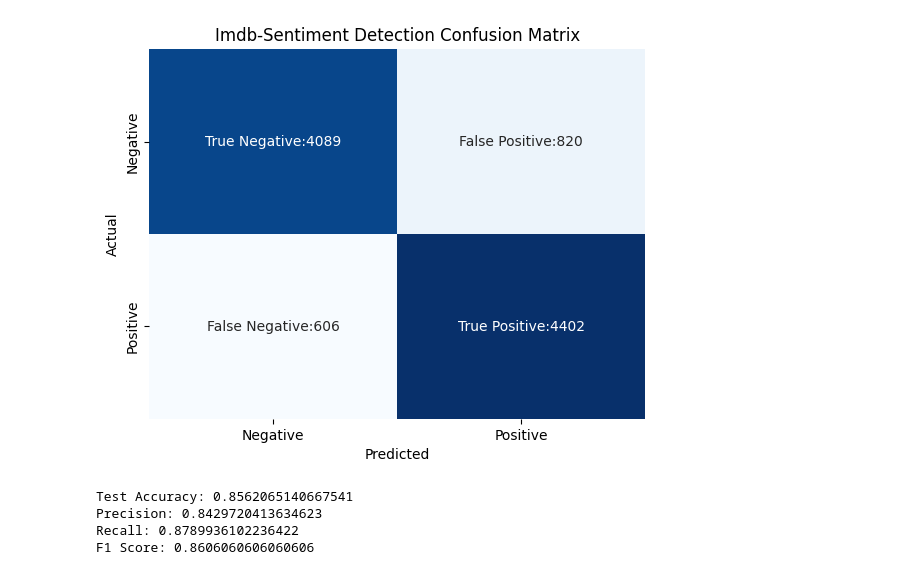
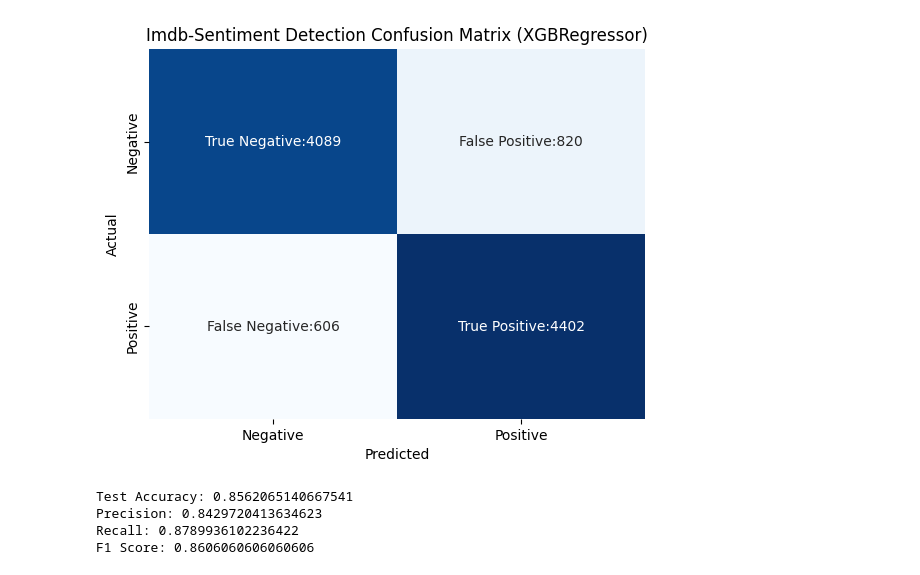
Before and after one commit to srijonresearch-code/Imdb-Sentiment-Classifier, a Jupyter notebook: Evaluating Model/Evaluating Model.ipynb, the cells around one changed output. Saved outputs shown, nothing was run; the diff lists cells and outputs as text; code cells hidden in the pictures.

```diff
--- a/Evaluating Model/Evaluating Model.ipynb
+++ b/Evaluating Model/Evaluating Model.ipynb
@@ -3,25 +3,27 @@ import numpy as np
 import joblib
 
 # Import model,test_y,y_pred
-model=joblib.load('../Model/Model.pkl')
+xgb_model=joblib.load('../Model/xgb_model.pkl')
+lcr_model=joblib.load('../Model/lcr_model.pkl')
 test_y=np.load('../Model/test_y.npy')
-y_pred=np.load('../Model/y_pred.npy')
+y_pred_xgb=np.load('../Model/y_pred_xgb.npy')
+y_pred_lcr=np.load('../Model/y_pred_lcr.npy')
 # %%
 # The Confusion Matrix
 import seaborn as sns
 import matplotlib.pyplot as plt
 from sklearn.metrics import confusion_matrix
 
-cm=confusion_matrix(test_y,y_pred)
-labels=[[f'True Negative:{cm[0,0]}',f'False Positive:{cm[0,1]}'],
-        [f'False Negative:{cm[1,0]}',f'True Positive:{cm[1,1]}']]
-sns.heatmap(cm,annot=labels,fmt='',cmap='Blues',xticklabels=['Negative','Positive'],yticklabels=['Negative','Positive'],cbar=False)
+cm_xgb=confusion_matrix(test_y,y_pred_xgb)
+labels=[[f'True Negative:{cm_xgb[0,0]}',f'False Positive:{cm_xgb[0,1]}'],
+        [f'False Negative:{cm_xgb[1,0]}',f'True Positive:{cm_xgb[1,1]}']]
+sns.heatmap(cm_xgb,annot=labels,fmt='',cmap='Blues',xticklabels=['Negative','Positive'],yticklabels=['Negative','Positive'],cbar=False)
 plt.xlabel('Predicted')
 plt.ylabel('Actual')
-plt.title('Imdb-Sentiment Detection Confusion Matrix')
+plt.title('Imdb-Sentiment Detection Confusion Matrix (XGBRegressor)')
 plt.show()
 # %% [output]
-[figure, old version]
+[figure, new version]
 # %%
 from sklearn.metrics import accuracy_score,precision_score,recall_score,f1_score
 # Print Performance Metrics
```
Also changed, not shown: parts of 3 cells of this notebook, 5 other files.
